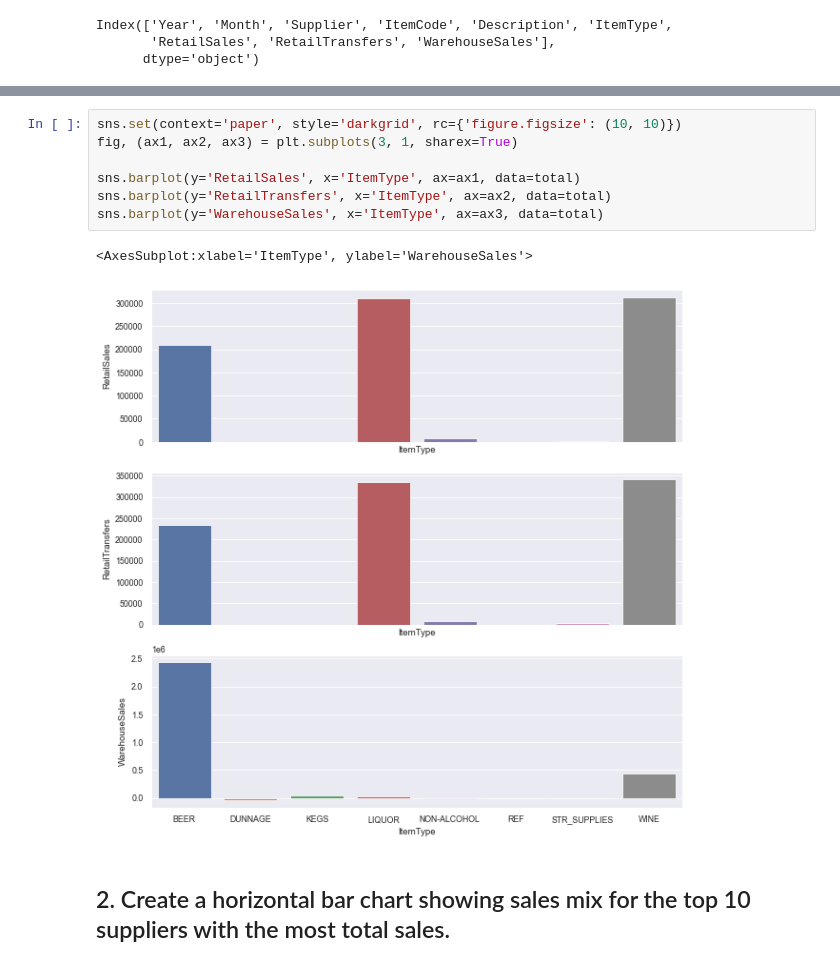
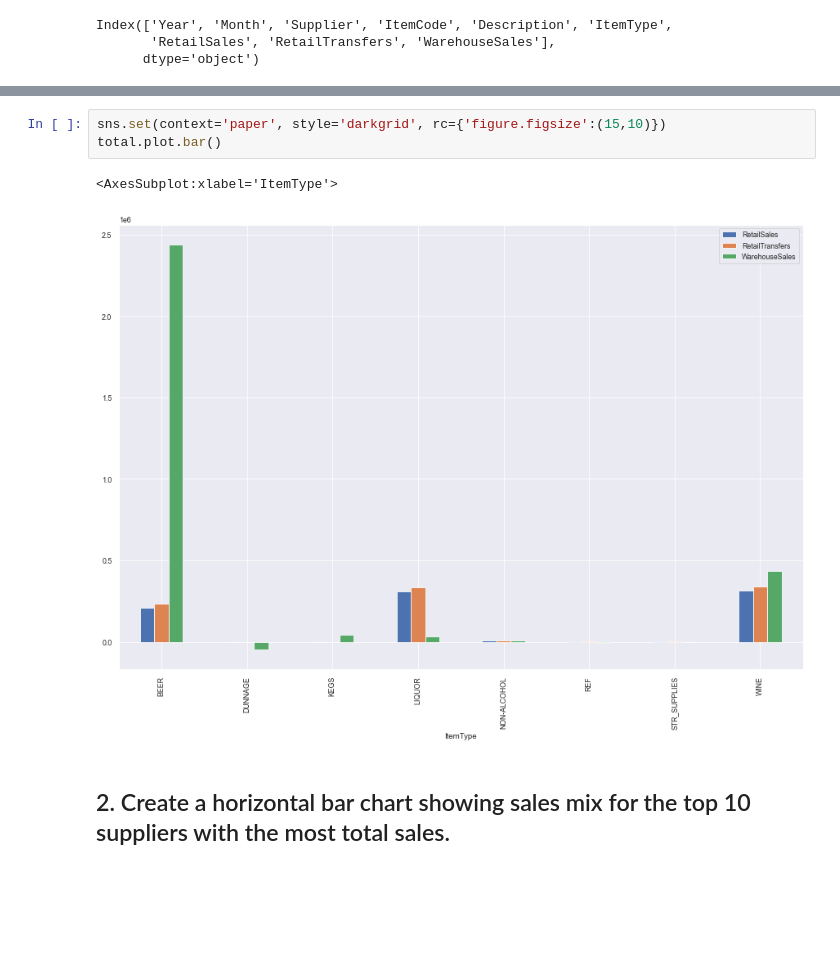
Before and after one commit to Data-FT-MX/lab-plotting-multiple-data-series, a Jupyter notebook: your-code/main.ipynb, the cells around one changed output, grey strips where cells are left out. Drawn from its saved outputs; the diff is of its cells as text; blank space fills up the shorter version.

```diff
--- a/your-code/main.ipynb
+++ b/your-code/main.ipynb
@@ -44,13 +45,9 @@ total
-# %%
-sns.set(context='paper', style='darkgrid', rc={'figure.figsize': (10, 10)})
-fig, (ax1, ax2, ax3) = plt.subplots(3, 1, sharex=True)
-
-sns.barplot(y='RetailSales', x='ItemType', ax=ax1, data=total)
-sns.barplot(y='RetailTransfers', x='ItemType', ax=ax2, data=total)
-sns.barplot(y='WarehouseSales', x='ItemType', ax=ax3, data=total)
-# %% [output]
-<AxesSubplot:xlabel='ItemType', ylabel='WarehouseSales'>
-[figure, removed]
+# %%
+sns.set(context='paper', style='darkgrid', rc={'figure.figsize':(15,10)})
+total.plot.bar()
+# %% [output]
+<AxesSubplot:xlabel='ItemType'>
+[figure, added]
 # %% [markdown]
 ## 2. Create a horizontal bar chart showing sales mix for the top 10 suppliers with the most total sales.
 # %%
```
Also changed, not shown: parts of 33 cells of this notebook.
